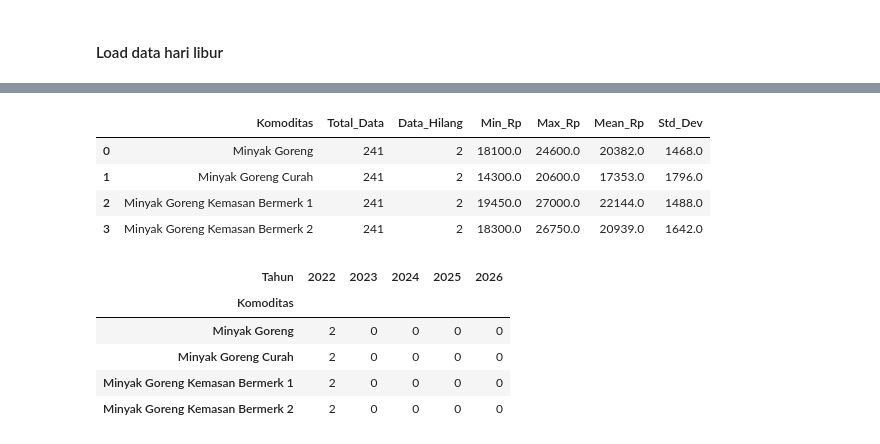
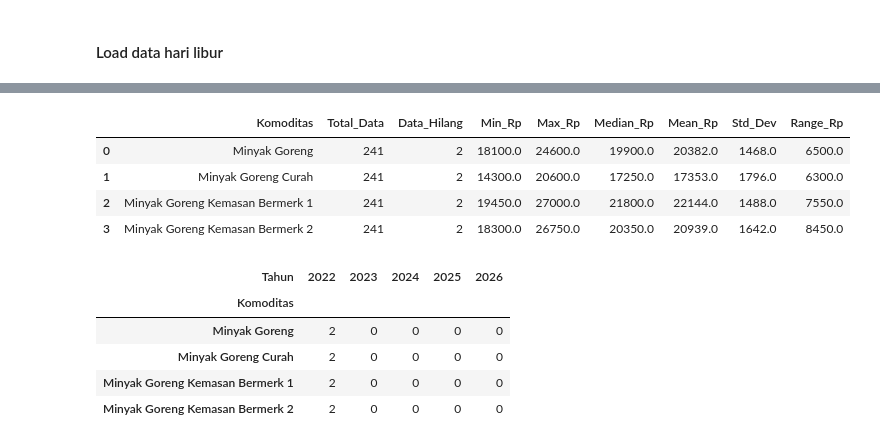
Before and after one commit to candragnawn/spike-oil-price-prediction, a Jupyter notebook: TA.ipynb, the cells around one changed output, grey strips where cells are left out. Saved outputs shown, nothing was run; the diff lists cells and outputs as text; code cells hidden in the pictures.

```diff
--- a/TA.ipynb
+++ b/TA.ipynb
@@ -187,8 +211,24 @@ df_long.rename(
     inplace=True,
 )
 
+# Bersihkan dan konversi kolom Harga ke numerik
+df_long['Harga'] = pd.to_numeric(
+    df_long['harga_raw'].astype(str).str.replace(',', '').str.strip(),
+    errors='coerce'
+)
 
+# Bersihkan dan konversi kolom Tanggal ke datetime
+df_long['Tanggal'] = pd.to_datetime(
+    df_long['Tanggal'].astype(str).str.replace(' ', ''),
+    format='%d/%m/%Y',
+    errors='coerce'
+)
 
-display(df_long.head(100))
-print("Jumlah total baris data valid:", len(df_long))
+# Tambahkan kolom bantu waktu
+df_long['Tahun']       = df_long['Tanggal'].dt.year
+df_long['Bulan_Angka'] = df_long['Tanggal'].dt.month
+df_long['Bulan']       = df_long['Tanggal'].dt.month_name()
+
+display(df_long.head(10))
+print("Jumlah total baris data:", len(df_long))
 # %% [output]
@@ -209,25 +247,28 @@ Jumlah total baris data valid: 972
 # %%
 statistik_deskriptif = (
     df_long.groupby('Komoditas')['Harga']
     .agg(
         Total_Data='count',
         Data_Hilang=lambda x: x.isna().sum(),
         Min_Rp='min',
         Max_Rp='max',
+        Median_Rp='median',
         Mean_Rp='mean',
         Std_Dev='std',
     )
     .reset_index()
 )
 
-statistik_deskriptif['Mean_Rp'] = statistik_deskriptif['Mean_Rp'].round(0)
-statistik_deskriptif['Std_Dev'] = statistik_deskriptif['Std_Dev'].round(0)
+statistik_deskriptif['Range_Rp']  = statistik_deskriptif['Max_Rp'] - statistik_deskriptif['Min_Rp']
+statistik_deskriptif['Mean_Rp']   = statistik_deskriptif['Mean_Rp'].round(0)
+statistik_deskriptif['Median_Rp'] = statistik_deskriptif['Median_Rp'].round(0)
+statistik_deskriptif['Std_Dev']   = statistik_deskriptif['Std_Dev'].round(0)
 
 display(statistik_deskriptif)
 # %% [output]
-|  | Komoditas | Total_Data | Data_Hilang | Min_Rp | Max_Rp | Mean_Rp | Std_Dev |
-| 0 | Minyak Goreng | 241 | 2 | 18100.0 | 24600.0 | 20382.0 | 1468.0 |
-| 1 | Minyak Goreng Curah | 241 | 2 | 14300.0 | 20600.0 | 17353.0 | 1796.0 |
-| 2 | Minyak Goreng Kemasan Bermerk 1 | 241 | 2 | 19450.0 | 27000.0 | 22144.0 | 1488.0 |
-| 3 | Minyak Goreng Kemasan Bermerk 2 | 241 | 2 | 18300.0 | 26750.0 | 20939.0 | 1642.0 |
+|  | Komoditas | Total_Data | Data_Hilang | Min_Rp | Max_Rp | Median_Rp | Mean_Rp | Std_Dev | Range_Rp |
+| 0 | Minyak Goreng | 241 | 2 | 18100.0 | 24600.0 | 19900.0 | 20382.0 | 1468.0 | 6500.0 |
+| 1 | Minyak Goreng Curah | 241 | 2 | 14300.0 | 20600.0 | 17250.0 | 17353.0 | 1796.0 | 6300.0 |
+| 2 | Minyak Goreng Kemasan Bermerk 1 | 241 | 2 | 19450.0 | 27000.0 | 21800.0 | 22144.0 | 1488.0 | 7550.0 |
+| 3 | Minyak Goreng Kemasan Bermerk 2 | 241 | 2 | 18300.0 | 26750.0 | 20350.0 | 20939.0 | 1642.0 | 8450.0 |
 # %%
```
Also changed, not shown: parts of 29 cells of this notebook.
